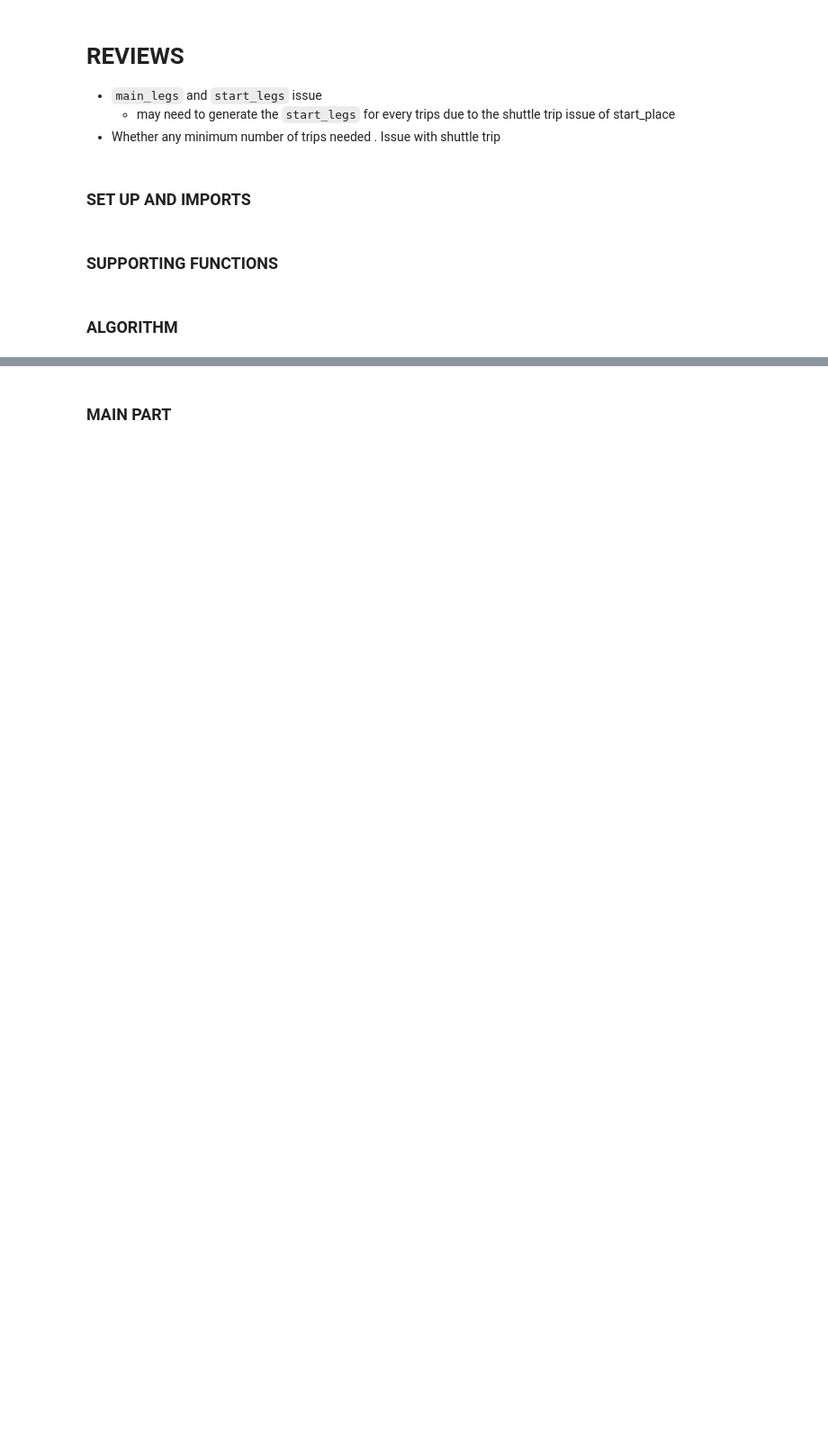
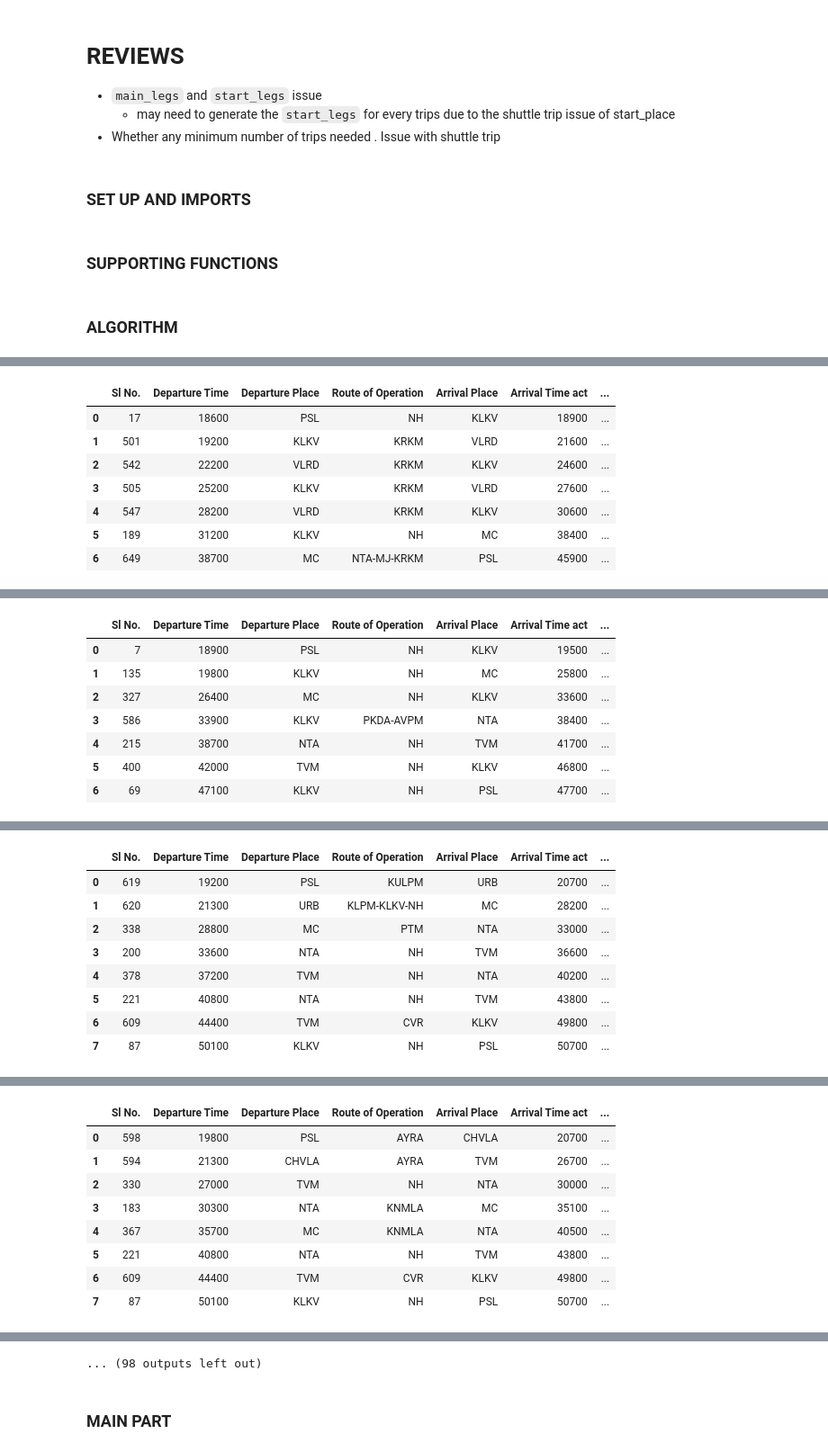
Before and after one commit to vimalbabu2229/natpac, a Jupyter notebook: scheduling.ipynb, the cells around one changed output, grey strips where cells are left out. Shown at 90% size. Cells and saved outputs as stored; diff of their text form; code cells hidden in the pictures; blank space fills up the shorter version.

Commit message:
added a loop for all the trips

```diff
--- a/scheduling.ipynb
+++ b/scheduling.ipynb
@@ -8,6 +8,8 @@
 # %%
 # SET UP AND IMPORTS
 import pandas as pd
+import datetime
+import numpy as np
 
 df = pd.read_excel('dataset/processed/psl.xlsx')
 # Adding the Terminal Gap and Duty only for processing
@@ -19,7 +21,7 @@ START_PLACE = 'PSL'
 start_legs = df[df['Departure Place'] == START_PLACE].sort_values('Departure Time', ascending=True)
 #main_legs contains all other legs
 main_legs = df[df['Departure Place'] != START_PLACE]
-MIN_DUTY = 25200 #setting the minimum duty as 7:00 hrs
+MIN_DUTY = 27000 #setting the minimum duty as 7:00 hrs
 # The ideal duty is 7:30 hrs with a 15 min break at the start and end . Then total 8:00
 MAX_DUTY = 30600 # setting the maximum duty as 8:30 hrs
 MIN_TERMINAL_GAP = 300
@@ -55,9 +57,11 @@ def displayTrip(stack):
     for x in stack:
         frame = pd.concat([frame, (x['current_leg'].to_frame()).T], ignore_index=True)
     frame['Terminal Gap'] = frame['Terminal Gap'].shift(-1)
-    duty = frame['Duty'].iloc[len(frame) - 1]
+    duty = second=frame['Duty'].iloc[len(frame) - 1]
+    hrs, rem = divmod(duty, 3600)
+    mint, sec = divmod(rem , 60)
+    duty = datetime.time(hour=hrs, minute=mint, second= sec)
     frame = frame.drop('Duty', axis=1)
-
     return [frame, duty]
 
 # def seconds_to_time(df, columns):
@@ -103,8 +107,17 @@ def generateTrip(start_leg):
                 break;
     result = displayTrip(stack)
     display(result[0])
-    print(result[1])
-generateTrip(start_legs.iloc[0])
+    print("Steering Duty = ", result[1])
+
+error = 0
+for i in range(0, len(start_legs)):
+    try:
+        generateTrip(start_legs.iloc[i])
+    except Exception as e:
+        error += 1
+        continue
+
+print(f"Total trips = {len(start_legs) - error} ..... Missing {error} routes  ")
 # %% [output]
 |  | Sl No. | Departure Time | Departure Place | Route of Operation | Arrival Place | Arrival Time act | ... |
 | 0 | 1 | 13200 | PSL | NH | KLKV | 13500 | ... |
@@ -118,0 +141,8 @@ generateTrip(start_legs.iloc[0])
+|  | Sl No. | Departure Time | Departure Place | Route of Operation | Arrival Place | Arrival Time act | ... |
+| 0 | 17 | 18600 | PSL | NH | KLKV | 18900 | ... |
+| 1 | 501 | 19200 | KLKV | KRKM | VLRD | 21600 | ... |
+| 2 | 542 | 22200 | VLRD | KRKM | KLKV | 24600 | ... |
+| 3 | 505 | 25200 | KLKV | KRKM | VLRD | 27600 | ... |
+| 4 | 547 | 28200 | VLRD | KRKM | KLKV | 30600 | ... |
+| 5 | 189 | 31200 | KLKV | NH | MC | 38400 | ... |
+| 6 | 649 | 38700 | MC | NTA-MJ-KRKM | PSL | 45900 | ... |
@@ -118,0 +150,8 @@ generateTrip(start_legs.iloc[0])
+|  | Sl No. | Departure Time | Departure Place | Route of Operation | Arrival Place | Arrival Time act | ... |
+| 0 | 7 | 18900 | PSL | NH | KLKV | 19500 | ... |
+| 1 | 135 | 19800 | KLKV | NH | MC | 25800 | ... |
+| 2 | 327 | 26400 | MC | NH | KLKV | 33600 | ... |
+| 3 | 586 | 33900 | KLKV | PKDA-AVPM | NTA | 38400 | ... |
+| 4 | 215 | 38700 | NTA | NH | TVM | 41700 | ... |
+| 5 | 400 | 42000 | TVM | NH | KLKV | 46800 | ... |
+| 6 | 69 | 47100 | KLKV | NH | PSL | 47700 | ... |
@@ -118,0 +159,9 @@ generateTrip(start_legs.iloc[0])
+|  | Sl No. | Departure Time | Departure Place | Route of Operation | Arrival Place | Arrival Time act | ... |
+| 0 | 619 | 19200 | PSL | KULPM | URB | 20700 | ... |
+| 1 | 620 | 21300 | URB | KLPM-KLKV-NH | MC | 28200 | ... |
+| 2 | 338 | 28800 | MC | PTM | NTA | 33000 | ... |
+| 3 | 200 | 33600 | NTA | NH | TVM | 36600 | ... |
+| 4 | 378 | 37200 | TVM | NH | NTA | 40200 | ... |
+| 5 | 221 | 40800 | NTA | NH | TVM | 43800 | ... |
+| 6 | 609 | 44400 | TVM | CVR | KLKV | 49800 | ... |
+| 7 | 87 | 50100 | KLKV | NH | PSL | 50700 | ... |
@@ -118,0 +169,9 @@ generateTrip(start_legs.iloc[0])
+|  | Sl No. | Departure Time | Departure Place | Route of Operation | Arrival Place | Arrival Time act | ... |
+| 0 | 598 | 19800 | PSL | AYRA | CHVLA | 20700 | ... |
+| 1 | 594 | 21300 | CHVLA | AYRA | TVM | 26700 | ... |
+| 2 | 330 | 27000 | TVM | NH | NTA | 30000 | ... |
+| 3 | 183 | 30300 | NTA | KNMLA | MC | 35100 | ... |
+| 4 | 367 | 35700 | MC | KNMLA | NTA | 40500 | ... |
+| 5 | 221 | 40800 | NTA | NH | TVM | 43800 | ... |
+| 6 | 609 | 44400 | TVM | CVR | KLKV | 49800 | ... |
+| 7 | 87 | 50100 | KLKV | NH | PSL | 50700 | ... |
@@ -119,3 +179,4 @@ generateTrip(start_legs.iloc[0])
+... (98 outputs left out)
 # %% [markdown]
 ### MAIN PART
 # %%
```
Also changed, not shown: parts of 1 cell of this notebook, 1 other file.
